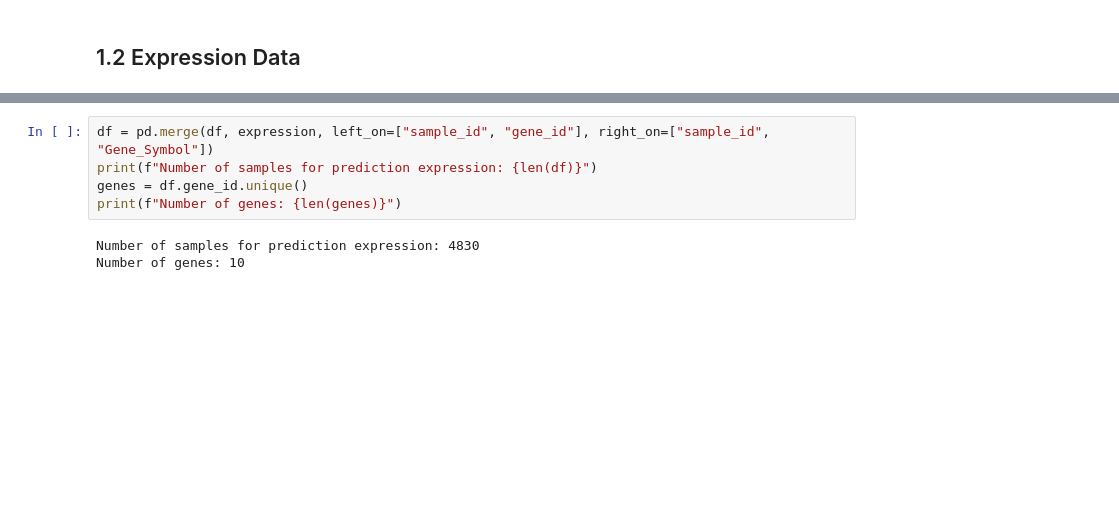
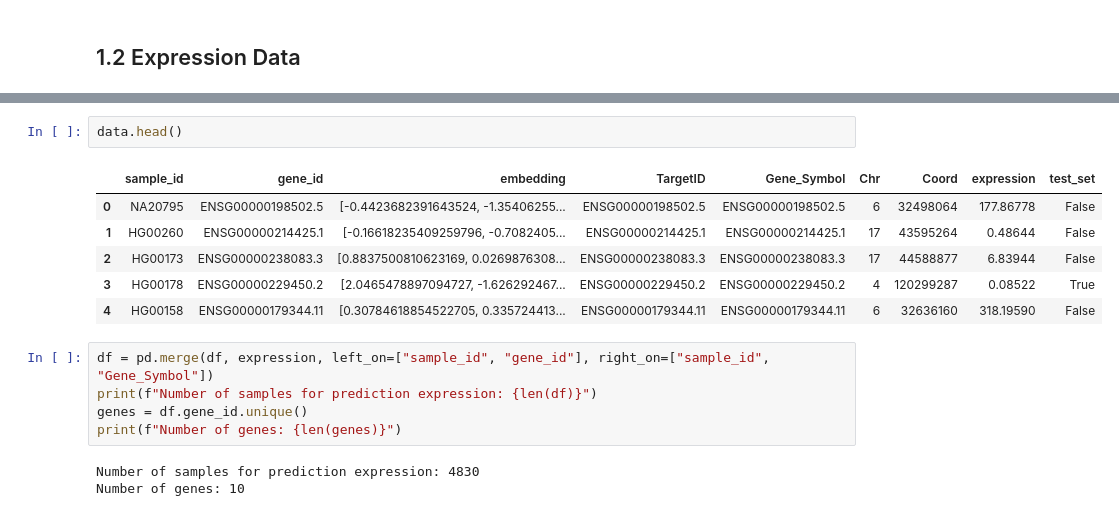
Before and after one commit to SarahOuologuem/lm-eqtl, a Jupyter notebook: expression_prediction.ipynb, the cells around one changed output, grey strips where cells are left out. Saved outputs shown, nothing was run; the diff lists cells and outputs as text; blank space fills up the shorter version.

```diff
--- a/expression_prediction.ipynb
+++ b/expression_prediction.ipynb
@@ -84,3 +90,12 @@ X = matrix containing the embeddings for each (sample, gene) pair.
+# %%
+data.head()
+# %% [output]
+|  | sample_id | gene_id | embedding | TargetID | Gene_Symbol | Chr | Coord | expression | test_set |
+| 0 | NA20795 | ENSG00000198502.5 | [-0.4423682391643524, -1.35406255... | ENSG00000198502.5 | ENSG00000198502.5 | 6 | 32498064 | 177.86778 | False |
+| 1 | HG00260 | ENSG00000214425.1 | [-0.16618235409259796, -0.7082405... | ENSG00000214425.1 | ENSG00000214425.1 | 17 | 43595264 | 0.48644 | False |
+| 2 | HG00173 | ENSG00000238083.3 | [0.8837500810623169, 0.0269876308... | ENSG00000238083.3 | ENSG00000238083.3 | 17 | 44588877 | 6.83944 | False |
+| 3 | HG00178 | ENSG00000229450.2 | [2.0465478897094727, -1.626292467... | ENSG00000229450.2 | ENSG00000229450.2 | 4 | 120299287 | 0.08522 | True |
+| 4 | HG00158 | ENSG00000179344.11 | [0.30784618854522705, 0.335724413... | ENSG00000179344.11 | ENSG00000179344.11 | 6 | 32636160 | 318.19590 | False |
 # %%
 df = pd.merge(df, expression, left_on=["sample_id", "gene_id"], right_on=["sample_id", "Gene_Symbol"])
 print(f"Number of samples for prediction expression: {len(df)}")
```
Also changed, not shown: parts of 15 cells of this notebook, 1 other file.
